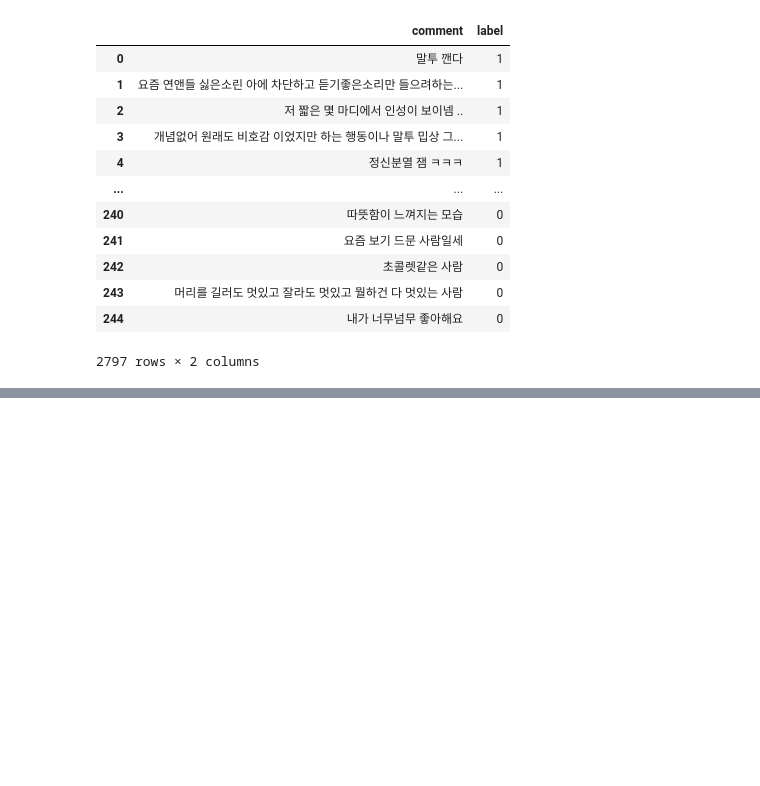
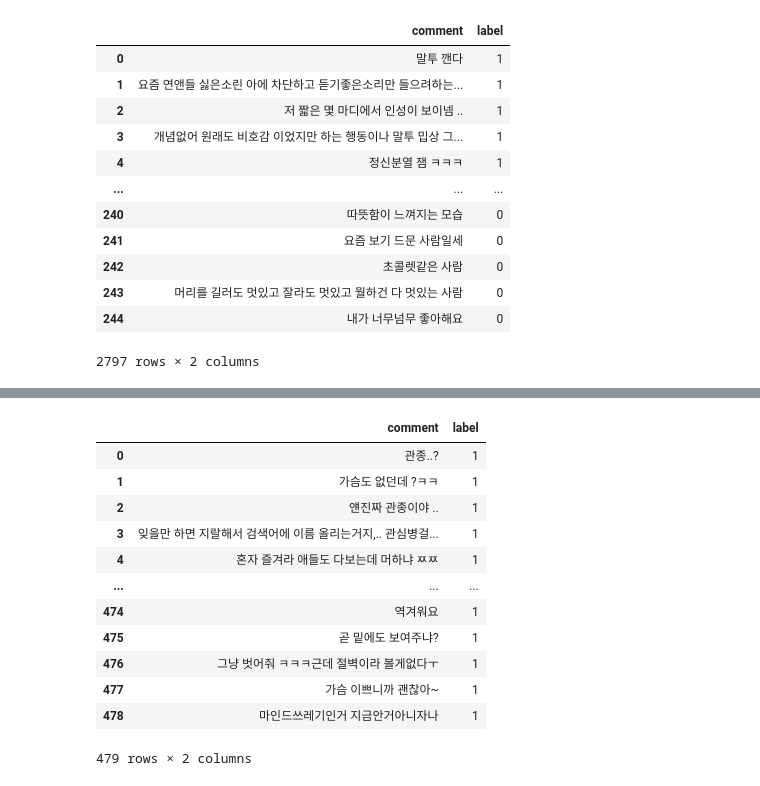
Before and after one commit to sooyeon-go/grad_project, a Jupyter notebook: comment_crawling_r/comment_csv.ipynb, the cells around one changed output, grey strips where cells are left out. Cells and saved outputs as stored; diff of their text form; code cells hidden in the pictures; blank space fills up the shorter version.

```diff
--- a/comment_crawling_r/comment_csv.ipynb
+++ b/comment_crawling_r/comment_csv.ipynb
@@ -278,0 +303,17 @@ fi4
+# %%
+dic6 = pd.read_csv('n_comment6_csv.csv',encoding = 'cp949')
+dic6
+# %% [output]
+|  | comment | label |
+| 0 | 관종..? | 1 |
+| 1 | 가슴도 없던데 ?ㅋㅋ | 1 |
+| 2 | 얜진짜 관종이야 .. | 1 |
+| 3 | 잊을만 하면 지랄해서 검색어에 이름 올리는거지,.. 관심병걸... | 1 |
+| 4 | 혼자 즐겨라 애들도 다보는데 머하냐 ㅉㅉ | 1 |
+| ... | ... | ... |
+| 474 | 역겨워요 | 1 |
+| 475 | 곧 밑에도 보여주냐? | 1 |
+| 476 | 그냥 벗어줘 ㅋㅋㅋ근데 절벽이라 볼게없다ㅜ | 1 |
+| 477 | 가슴 이쁘니까 괜찮아~ | 1 |
+| 478 | 마인드쓰레기인거 지금안거아니자나 | 1 |
+479 rows × 2 columns
```
Also changed, not shown: parts of 2 cells of this notebook.
